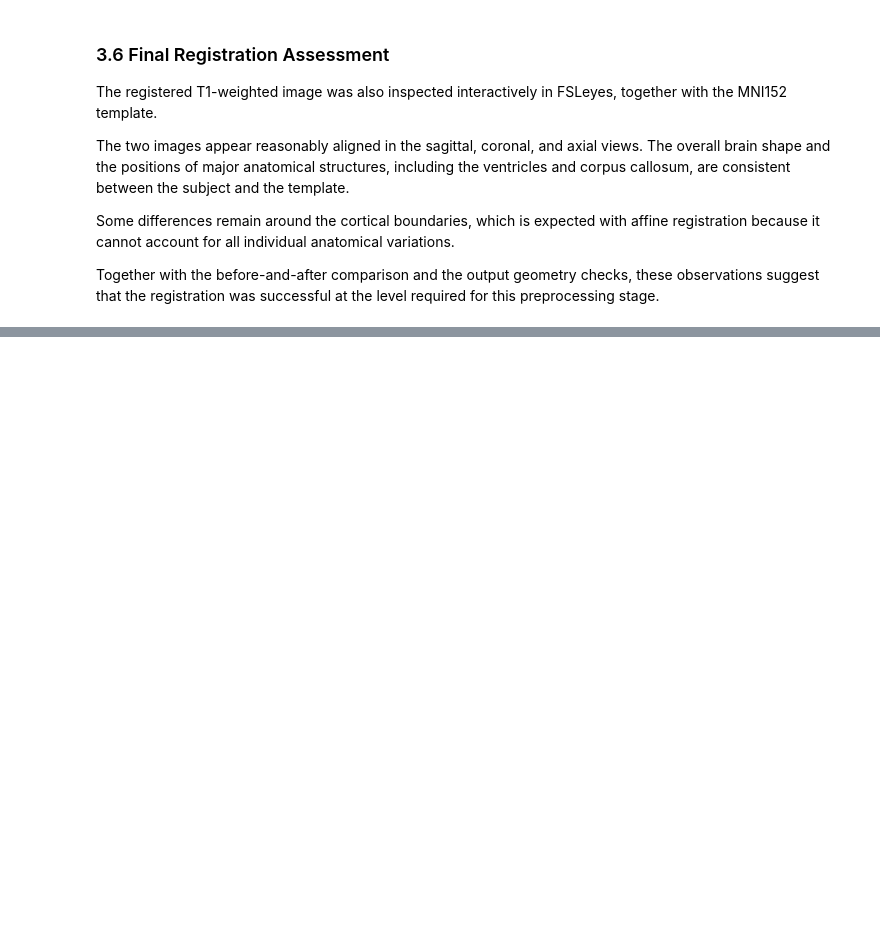
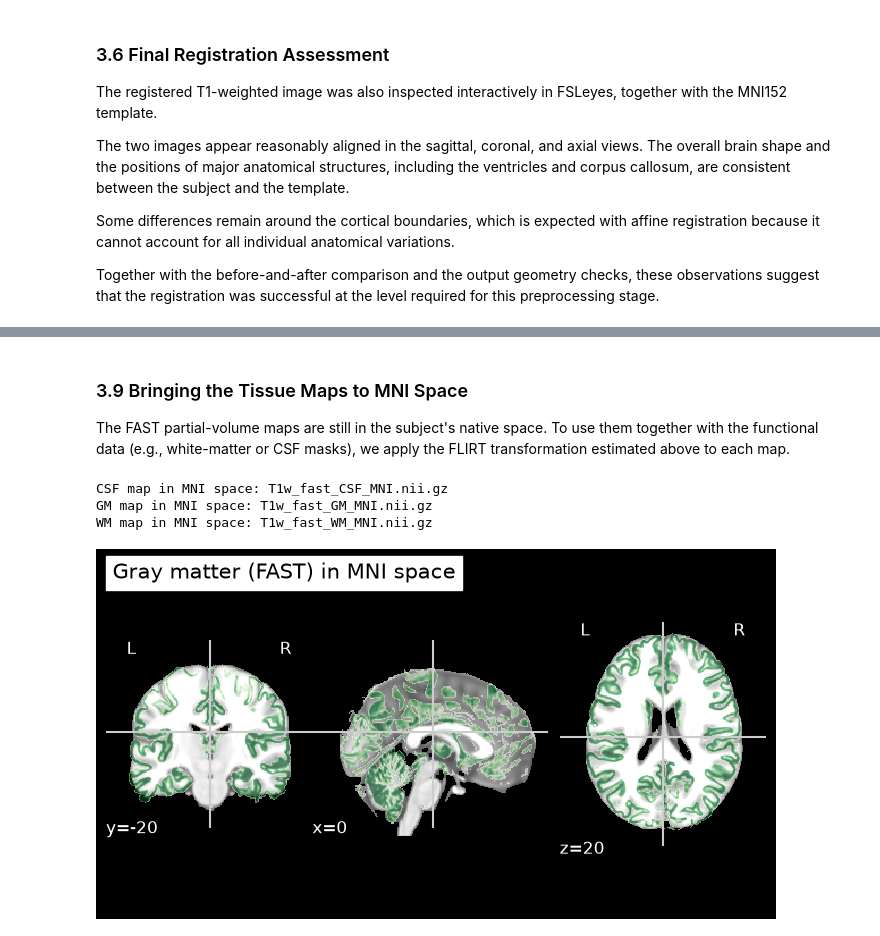
Before and after one commit to Yasmine-bou/NX421-MiniProject-1, a Jupyter notebook: 01_structural_preprocessing.ipynb, the cells around one changed output, grey strips where cells are left out. Drawn from its saved outputs; the diff is of its cells as text; code cells hidden in the pictures; blank space fills up the shorter version.

```diff
--- a/01_structural_preprocessing.ipynb
+++ b/01_structural_preprocessing.ipynb
@@ -740,0 +871,36 @@ Together with the before-and-after comparison and the output geometry checks, th
+# %% [markdown]
+### 3.9 Bringing the Tissue Maps to MNI Space
+
+The FAST partial-volume maps are still in the subject's native space. To use them together with the functional data (e.g., white-matter or CSF masks), we apply the FLIRT transformation estimated above to each map.
+# %%
+pve_mni_paths = {}
+
+for tissue, path in [("CSF", csf_path), ("GM", gm_path), ("WM", wm_path)]:
+    out_path = REGISTRATION_DIR / f"T1w_fast_{tissue}_MNI.nii.gz"
+    subprocess.run([
+        "flirt",
+        "-in", str(path),
+        "-ref", str(reference),
+        "-applyxfm",
+        "-init", str(matrix_path),
+        "-interp", "trilinear",
+        "-out", str(out_path)
+    ], check=True)
+    pve_mni_paths[tissue] = out_path
+    print(f"{tissue} map in MNI space: {out_path.name}")
+
+# Quick visual check: GM map in MNI space over the template
+display = plotting.plot_anat(
+    str(reference),
+    title="Gray matter (FAST) in MNI space",
+    display_mode="ortho",
+    cut_coords=(0, -20, 20),
+    dim=-0.3
+)
+display.add_overlay(str(pve_mni_paths["GM"]), cmap="Greens", threshold=0.5, alpha=0.6)
+plotting.show()
+# %% [output]
+CSF map in MNI space: T1w_fast_CSF_MNI.nii.gz
+GM map in MNI space: T1w_fast_GM_MNI.nii.gz
+WM map in MNI space: T1w_fast_WM_MNI.nii.gz
+[figure, added]
```
Also changed, not shown: parts of 16 cells of this notebook.
